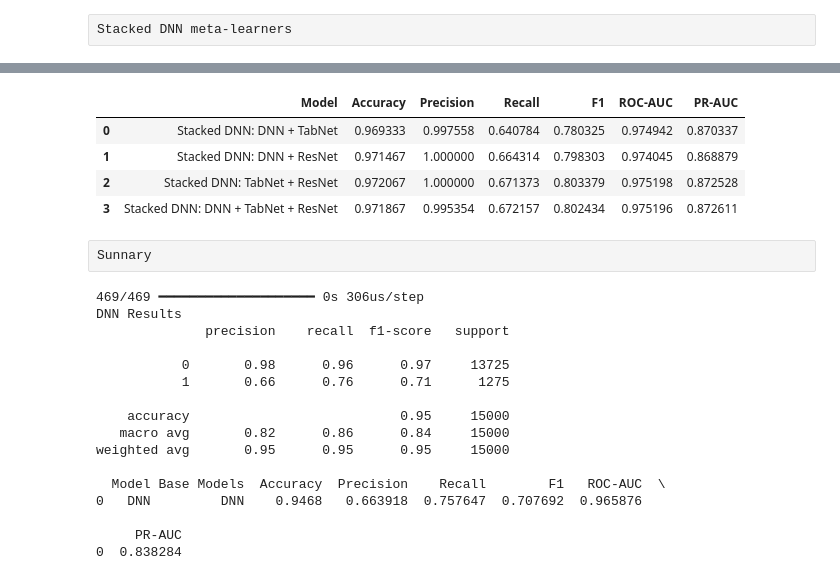
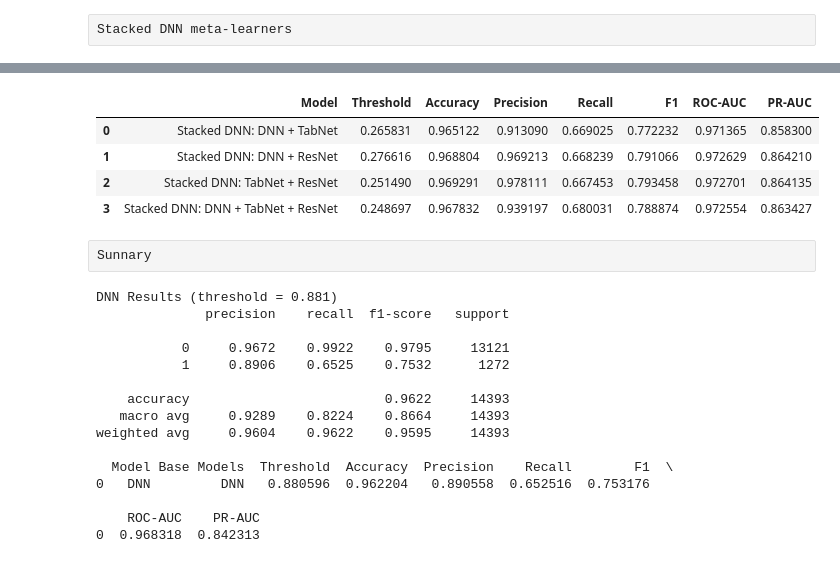
Before and after one commit to m-zuma/diabetes-detection, a Jupyter notebook: Diabetes_detection.ipynb, the cells around one changed output, grey strips where cells are left out. Saved outputs shown, nothing was run; the diff lists cells and outputs as text; code cells hidden in the pictures.

```diff
--- a/Diabetes_detection.ipynb
+++ b/Diabetes_detection.ipynb
@@ -1526,6 +1617,7 @@ import tensorflow as tf
 from tensorflow.keras.models import Sequential
 from tensorflow.keras.layers import Dense, Dropout, Input
 from tensorflow.keras.callbacks import EarlyStopping
+from tensorflow.keras.optimizers import AdamW
 
 
 # DNN + TabNet
@@ -1561,11 +1653,13 @@ stacked_dnn_dt.fit(
 )
 
 stacked_dnn_dt_prob = stacked_dnn_dt.predict(
-    X_meta_dt_test_scaled
+    X_meta_dt_test_scaled, verbose=0
 ).ravel()
 
+stacked_dnn_dt_thr = best_threshold(
+    y_val, stacked_dnn_dt.predict(X_meta_dt_val_scaled, verbose=0).ravel())
 stacked_dnn_dt_pred = (
-    stacked_dnn_dt_prob >= 0.5
+    stacked_dnn_dt_prob >= stacked_dnn_dt_thr
 ).astype(int)
 
 
@@ -1603,11 +1697,13 @@ stacked_dnn_dr.fit(
 )
 
 stacked_dnn_dr_prob = stacked_dnn_dr.predict(
-    X_meta_dr_test_scaled
+    X_meta_dr_test_scaled, verbose=0
 ).ravel()
 
+stacked_dnn_dr_thr = best_threshold(
+    y_val, stacked_dnn_dr.predict(X_meta_dr_val_scaled, verbose=0).ravel())
 stacked_dnn_dr_pred = (
-    stacked_dnn_dr_prob >= 0.5
+    stacked_dnn_dr_prob >= stacked_dnn_dr_thr
 ).astype(int)
 
 
@@ -1645,11 +1741,13 @@ stacked_dnn_tr.fit(
 )
 
 stacked_dnn_tr_prob = stacked_dnn_tr.predict(
-    X_meta_tr_test_scaled
+    X_meta_tr_test_scaled, verbose=0
 ).ravel()
 
+stacked_dnn_tr_thr = best_threshold(
+    y_val, stacked_dnn_tr.predict(X_meta_tr_val_scaled, verbose=0).ravel())
 stacked_dnn_tr_pred = (
-    stacked_dnn_tr_prob >= 0.5
+    stacked_dnn_tr_prob >= stacked_dnn_tr_thr
 ).astype(int)
 
 
@@ -1687,11 +1785,19 @@ stacked_dnn_all.fit(
 )
 
 stacked_dnn_all_prob = stacked_dnn_all.predict(
-    X_meta_all_test_scaled
+    X_meta_all_test_scaled, verbose=0
 ).ravel()
 
+stacked_dnn_all_thr = best_threshold(
+    y_val, stacked_dnn_all.predict(X_meta_all_val_scaled, verbose=0).ravel())
 stacked_dnn_all_pred = (
-    stacked_dnn_all_prob >= 0.5
+    stacked_dnn_all_prob >= stacked_dnn_all_thr
 ).astype(int)
+
+
+# Show the chosen thresholds
+print(f"Thresholds (chosen on validation): "
+      f"DT={stacked_dnn_dt_thr:.3f}  DR={stacked_dnn_dr_thr:.3f}  "
+      f"TR={stacked_dnn_tr_thr:.3f}  ALL={stacked_dnn_all_thr:.3f}")
 # %% [output]
 Epoch 1/100
@@ -1717,6 +1823,7 @@ Epoch 39/100
 # DNN + TabNet
 stacked_dnn_dt_results = {
     'Model': 'Stacked DNN: DNN + TabNet',
+    'Threshold': stacked_dnn_dt_thr,
     'Accuracy': accuracy_score(y_test, stacked_dnn_dt_pred),
     'Precision': precision_score(y_test, stacked_dnn_dt_pred),
     'Recall': recall_score(y_test, stacked_dnn_dt_pred),
@@ -1728,6 +1835,7 @@ stacked_dnn_dt_results = {
 # DNN + ResNet
 stacked_dnn_dr_results = {
     'Model': 'Stacked DNN: DNN + ResNet',
+    'Threshold': stacked_dnn_dr_thr,
     'Accuracy': accuracy_score(y_test, stacked_dnn_dr_pred),
     'Precision': precision_score(y_test, stacked_dnn_dr_pred),
     'Recall': recall_score(y_test, stacked_dnn_dr_pred),
@@ -1739,40 +1847,42 @@ stacked_dnn_dr_results = {
 # TabNet + ResNet
 stacked_dnn_tr_results = {
     'Model': 'Stacked DNN: TabNet + ResNet',
+    'Threshold': stacked_dnn_tr_thr,
     'Accuracy': accuracy_score(y_test, stacked_dnn_tr_pred),
     'Precision': precision_score(y_test, stacked_dnn_tr_pred),
     'Recall': recall_score(y_test, stacked_dnn_tr_pred),
     'F1': f1_score(y_test, stacked_dnn_tr_pred),
     'ROC-AUC': roc_auc_score(y_test, stacked_dnn_tr_prob),
     'PR-AUC': average_precision_score(y_test, stacked_dnn_tr_prob)
 }
 
-# DNN: DNN + TabNet + ResNet
+# DNN + TabNet + ResNet
 stacked_dnn_all_results = {
     'Model': 'Stacked DNN: DNN + TabNet + ResNet',
+    'Threshold': stacked_dnn_all_thr,
     'Accuracy': accuracy_score(y_test, stacked_dnn_all_pred),
     'Precision': precision_score(y_test, stacked_dnn_all_pred),
     'Recall': recall_score(y_test, stacked_dnn_all_pred),
     'F1': f1_score(y_test, stacked_dnn_all_pred),
     'ROC-AUC': roc_auc_score(y_test, stacked_dnn_all_prob),
     'PR-AUC': average_precision_score(y_test, stacked_dnn_all_prob)
 }
 
 # Combined
 stacked_dnn_results = pd.DataFrame([
     stacked_dnn_dt_results,
     stacked_dnn_dr_results,
     stacked_dnn_tr_results,
     stacked_dnn_all_results
 ])
 
 stacked_dnn_results
 # %% [output]
-|  | Model | Accuracy | Precision | Recall | F1 | ROC-AUC | PR-AUC |
-| 0 | Stacked DNN: DNN + TabNet | 0.969333 | 0.997558 | 0.640784 | 0.780325 | 0.974942 | 0.870337 |
-| 1 | Stacked DNN: DNN + ResNet | 0.971467 | 1.000000 | 0.664314 | 0.798303 | 0.974045 | 0.868879 |
-| 2 | Stacked DNN: TabNet + ResNet | 0.972067 | 1.000000 | 0.671373 | 0.803379 | 0.975198 | 0.872528 |
-| 3 | Stacked DNN: DNN + TabNet + ResNet | 0.971867 | 0.995354 | 0.672157 | 0.802434 | 0.975196 | 0.872611 |
+|  | Model | Threshold | Accuracy | Precision | Recall | F1 | ROC-AUC | PR-AUC |
+| 0 | Stacked DNN: DNN + TabNet | 0.265831 | 0.965122 | 0.913090 | 0.669025 | 0.772232 | 0.971365 | 0.858300 |
+| 1 | Stacked DNN: DNN + ResNet | 0.276616 | 0.968804 | 0.969213 | 0.668239 | 0.791066 | 0.972629 | 0.864210 |
+| 2 | Stacked DNN: TabNet + ResNet | 0.251490 | 0.969291 | 0.978111 | 0.667453 | 0.793458 | 0.972701 | 0.864135 |
+| 3 | Stacked DNN: DNN + TabNet + ResNet | 0.248697 | 0.967832 | 0.939197 | 0.680031 | 0.788874 | 0.972554 | 0.863427 |
 # %% [raw]
 Sunnary
 # %%
@@ -1789,12 +1899,13 @@ from sklearn.metrics import (
     average_precision_score
 )
 
-dnn_prob = model_dnn.predict(X_test).ravel()
-dnn_pred = (dnn_prob > 0.5).astype(int)
+dnn_prob = test_dnn                               # 5-fold averaged test predictions
+dnn_pred = (dnn_prob >= dnn_thr).astype(int)      # threshold tuned on validation
 
 dnn_results = pd.DataFrame([{
     'Model': 'DNN',
     'Base Models': 'DNN',
+    'Threshold': dnn_thr,
     'Accuracy': accuracy_score(y_test, dnn_pred),
     'Precision': precision_score(y_test, dnn_pred),
     'Recall': recall_score(y_test, dnn_pred),
@@ -1803,26 +1914,25 @@ dnn_results = pd.DataFrame([{
     'PR-AUC': average_precision_score(y_test, dnn_prob)
 }])
 
-print("DNN Results")
-print(classification_report(y_test, dnn_pred))
+print(f"DNN Results (threshold = {dnn_thr:.3f})")
+print(classification_report(y_test, dnn_pred, digits=4))
 print(dnn_results)
 # %% [output]
-469/469 ━━━━━━━━━━━━━━━━━━━━ 0s 306us/step
-DNN Results
+DNN Results (threshold = 0.881)
               precision    recall  f1-score   support
 
-           0       0.98      0.96      0.97     13725
-           1       0.66      0.76      0.71      1275
+           0     0.9672    0.9922    0.9795     13121
+           1     0.8906    0.6525    0.7532      1272
 
-    accuracy                           0.95     15000
-   macro avg       0.82      0.86      0.84     15000
-weighted avg       0.95      0.95      0.95     15000
+    accuracy                         0.9622     14393
+   macro avg     0.9289    0.8224    0.8664     14393
+weighted avg     0.9604    0.9622    0.9595     14393
 
-  Model Base Models  Accuracy  Precision    Recall        F1   ROC-AUC  \
-0   DNN         DNN    0.9468   0.663918  0.757647  0.707692  0.965876
+  Model Base Models  Threshold  Accuracy  Precision    Recall        F1  \
+0   DNN         DNN   0.880596  0.962204   0.890558  0.652516  0.753176
 
-     PR-AUC
-0  0.838284
+    ROC-AUC    PR-AUC
+0  0.968318  0.842313
 # %%
 # TabNet Results
 
```
Also changed, not shown: parts of 32 cells of this notebook, 6 other files.
